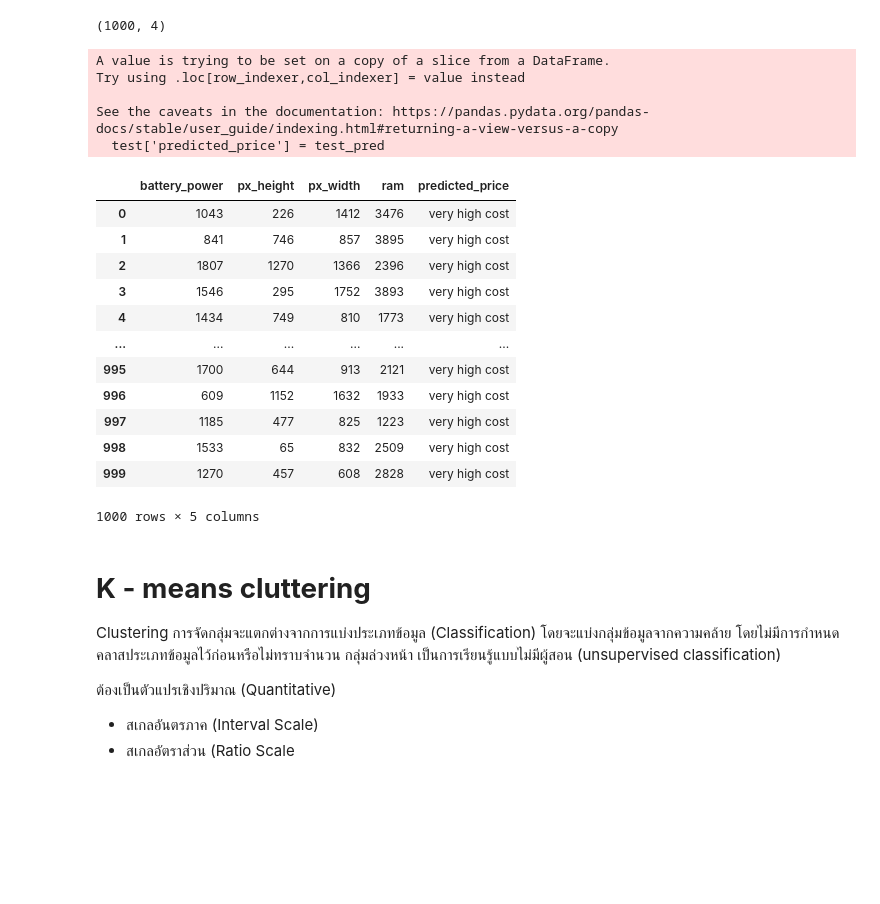
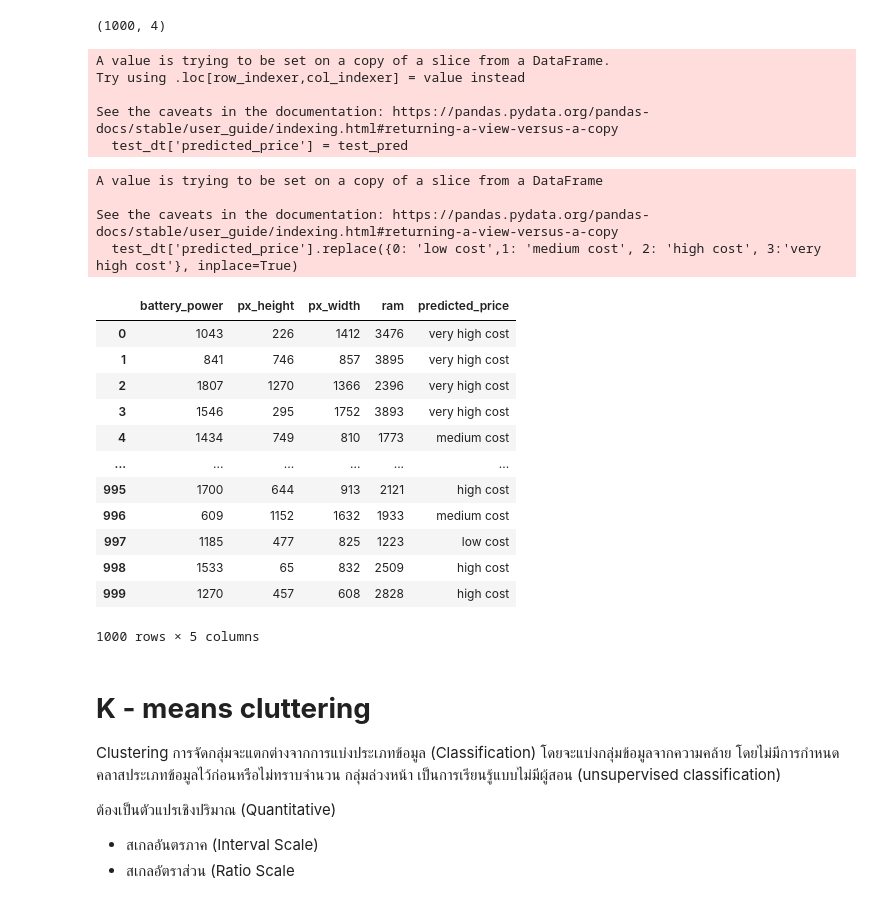
Before and after one commit to jirapat-tho/bsc_dpdm22, a Jupyter notebook: Final_Project.ipynb, the cells around one changed output. Drawn from its saved outputs; the diff is of its cells as text; code cells hidden in the pictures; blank space fills up the shorter version.

```diff
--- a/Final_Project.ipynb
+++ b/Final_Project.ipynb
@@ -416,36 +441,41 @@ Naive Bayes accuracy score: 0.7975
 # %%
-test = test[['battery_power', 'px_height', 'px_width', 'ram']]
-test.shape
+test_dt = test[['battery_power', 'px_height', 'px_width', 'ram']]
+test_dt.shape
 # %% [output]
 (1000, 4)
 # %%
-test_pred = ann.predict(test)
+test_pred = knn.predict(test_dt)
 # %%
-test['predicted_price'] = test_pred
+test_dt['predicted_price'] = test_pred
 # %% [output]
 A value is trying to be set on a copy of a slice from a DataFrame.
 Try using .loc[row_indexer,col_indexer] = value instead
 
 See the caveats in the documentation: https://pandas.pydata.org/pandas-docs/stable/user_guide/indexing.html#returning-a-view-versus-a-copy
-  test['predicted_price'] = test_pred
+  test_dt['predicted_price'] = test_pred
 # %%
-test['predicted_price'].replace({0: 'low cost',1: 'medium cost', 2: 'high cost', 3:'very high cost'}, inplace=True)
+test_dt['predicted_price'].replace({0: 'low cost',1: 'medium cost', 2: 'high cost', 3:'very high cost'}, inplace=True)
+# %% [output]
+A value is trying to be set on a copy of a slice from a DataFrame
+
+See the caveats in the documentation: https://pandas.pydata.org/pandas-docs/stable/user_guide/indexing.html#returning-a-view-versus-a-copy
+  test_dt['predicted_price'].replace({0: 'low cost',1: 'medium cost', 2: 'high cost', 3:'very high cost'}, inplace=True)
-# %%
-test
-# %% [output]
-|  | battery_power | px_height | px_width | ram | predicted_price |
-| 0 | 1043 | 226 | 1412 | 3476 | very high cost |
-| 1 | 841 | 746 | 857 | 3895 | very high cost |
-| 2 | 1807 | 1270 | 1366 | 2396 | very high cost |
-| 3 | 1546 | 295 | 1752 | 3893 | very high cost |
-| 4 | 1434 | 749 | 810 | 1773 | very high cost |
-| ... | ... | ... | ... | ... | ... |
-| 995 | 1700 | 644 | 913 | 2121 | very high cost |
-| 996 | 609 | 1152 | 1632 | 1933 | very high cost |
-| 997 | 1185 | 477 | 825 | 1223 | very high cost |
-| 998 | 1533 | 65 | 832 | 2509 | very high cost |
-| 999 | 1270 | 457 | 608 | 2828 | very high cost |
-1000 rows × 5 columns
+# %%
+test_dt
+# %% [output]
+|  | battery_power | px_height | px_width | ram | predicted_price |
+| 0 | 1043 | 226 | 1412 | 3476 | very high cost |
+| 1 | 841 | 746 | 857 | 3895 | very high cost |
+| 2 | 1807 | 1270 | 1366 | 2396 | very high cost |
+| 3 | 1546 | 295 | 1752 | 3893 | very high cost |
+| 4 | 1434 | 749 | 810 | 1773 | medium cost |
+| ... | ... | ... | ... | ... | ... |
+| 995 | 1700 | 644 | 913 | 2121 | high cost |
+| 996 | 609 | 1152 | 1632 | 1933 | medium cost |
+| 997 | 1185 | 477 | 825 | 1223 | low cost |
+| 998 | 1533 | 65 | 832 | 2509 | high cost |
+| 999 | 1270 | 457 | 608 | 2828 | high cost |
+1000 rows × 5 columns
 # %% [markdown]
 # **K - means cluttering**
 Clustering การจัดกลุ่มจะแตกต่างจากการแบ่งประเภทข้อมูล
```
Also changed, not shown: parts of 19 cells of this notebook.
